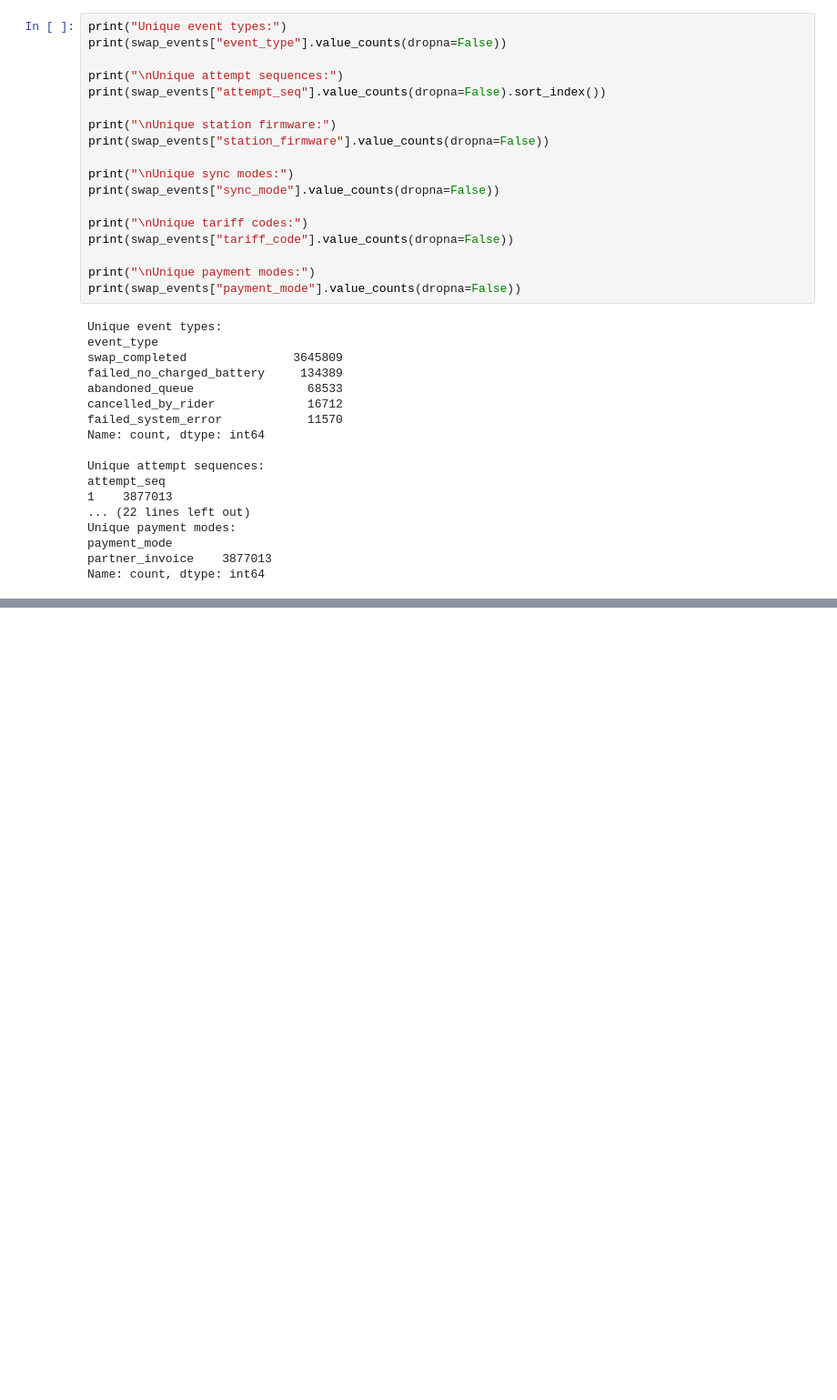
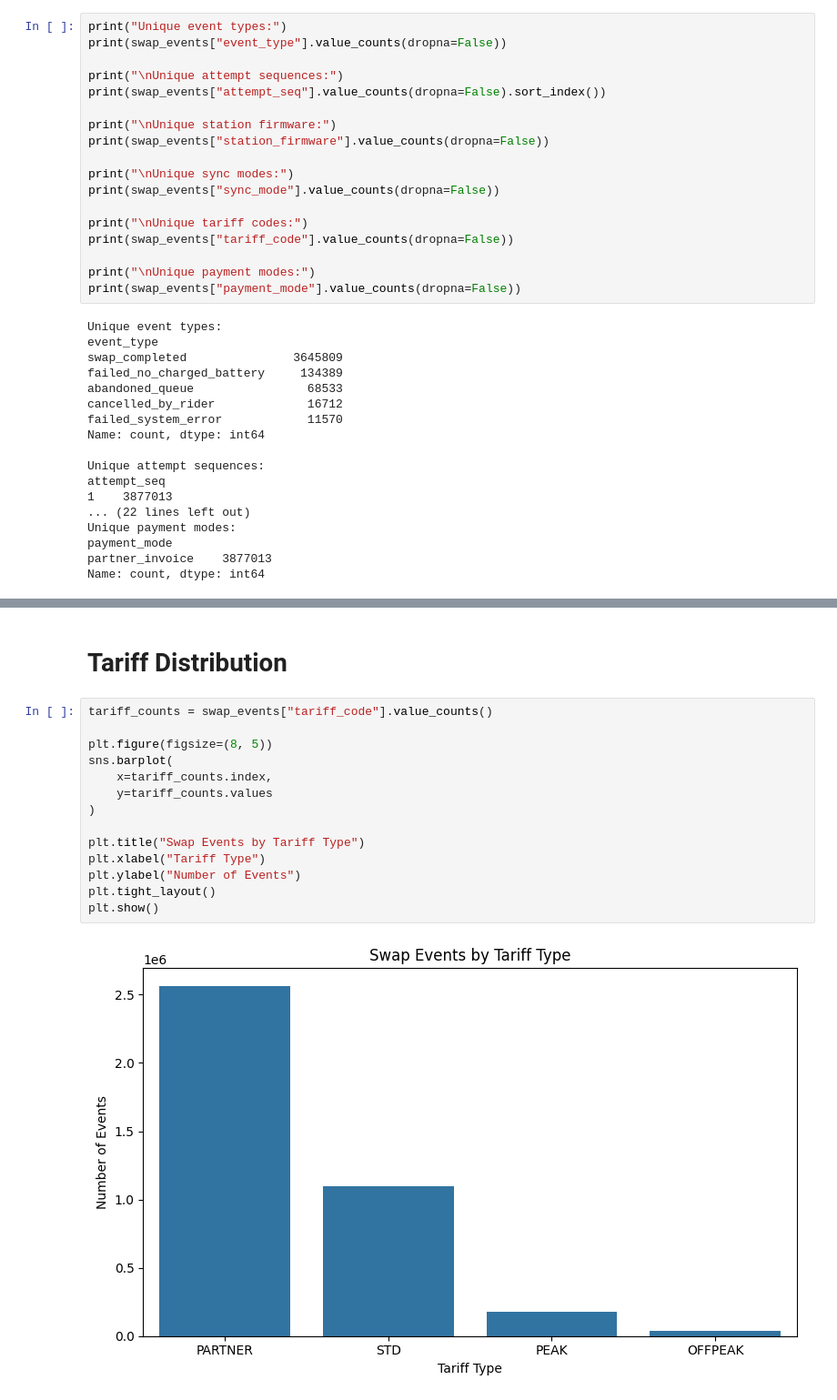
Before and after one commit to Khulbe-Nitin/Volt-Relay, a Jupyter notebook: Collab_notebook/Nitin_4_datasets.ipynb, the cells around one changed output, grey strips where cells are left out. Shown at 91% size. Saved outputs shown, nothing was run; the diff lists cells and outputs as text; blank space fills up the shorter version.

```diff
--- a/Collab_notebook/Nitin_4_datasets.ipynb
+++ b/Collab_notebook/Nitin_4_datasets.ipynb
@@ -1523,0 +2540,18 @@ Name: count, dtype: int64
+# %% [markdown]
+<h1> Tariff Distribution </h1>
+# %%
+tariff_counts = swap_events["tariff_code"].value_counts()
+
+plt.figure(figsize=(8, 5))
+sns.barplot(
+    x=tariff_counts.index,
+    y=tariff_counts.values
+)
+
+plt.title("Swap Events by Tariff Type")
+plt.xlabel("Tariff Type")
+plt.ylabel("Number of Events")
+plt.tight_layout()
+plt.show()
+# %% [output]
+[figure, added]
```
Also changed, not shown: parts of 50 cells of this notebook.
